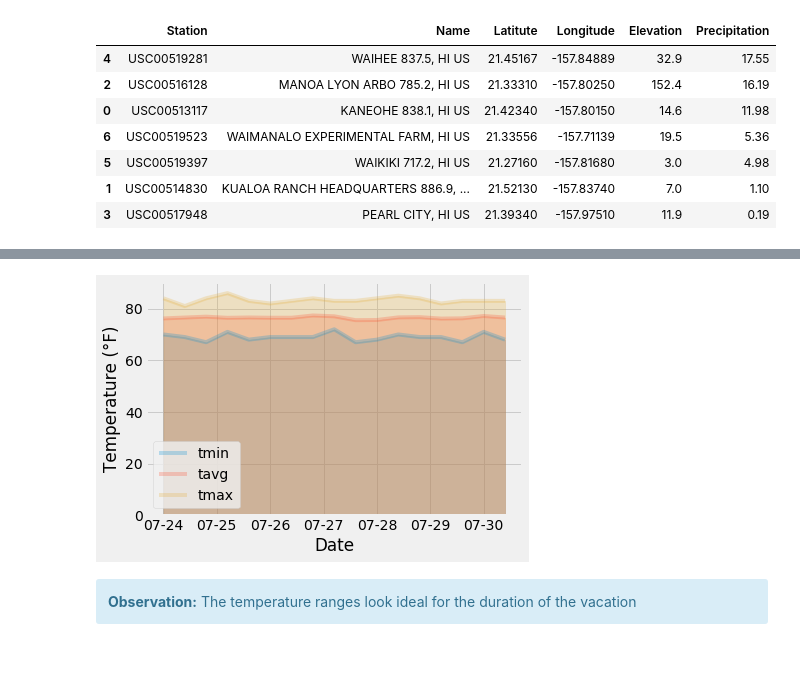
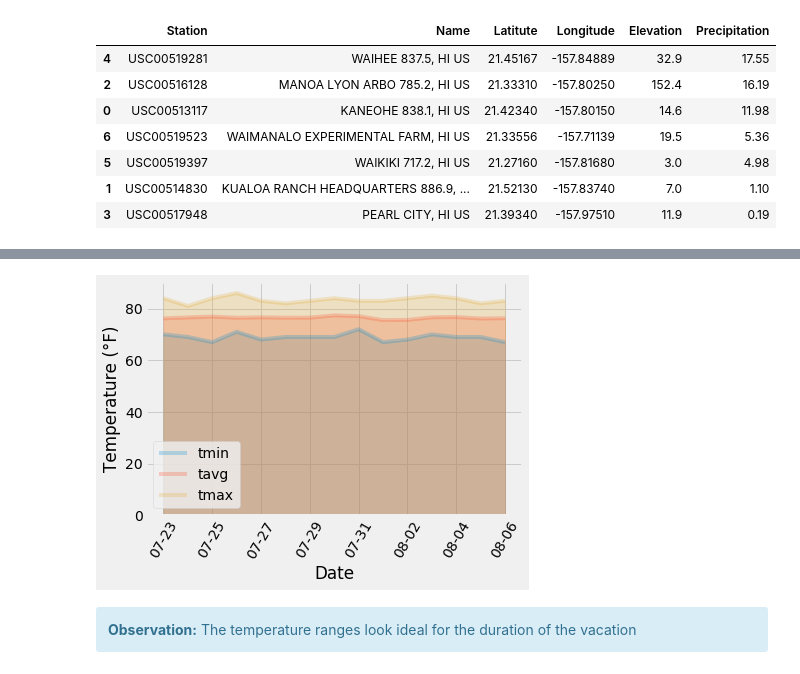
Before and after one commit to annmcnamara/sqlalchemy-challenge, a Jupyter notebook: climate_analysis.ipynb, the cells around one changed output, grey strips where cells are left out. Saved outputs shown, nothing was run; the diff lists cells and outputs as text; code cells hidden in the pictures.

```diff
--- a/climate_starter.ipynb
+++ b/climate_analysis.ipynb
@@ -656,7 +656,7 @@ def daily_normals(date):
 
 # Set the start and end date of the trip
 trip_start_date = pd.to_datetime('2017-07-23')
-trip_end_date   = pd.to_datetime('2017-08-08')
+trip_end_date   = pd.to_datetime('2017-08-06')
 
 # Use the start and end date to create a range of dates
 range_of_dates = pd.date_range(start=trip_start_date, end=trip_end_date)
@@ -665,9 +665,12 @@ range_of_dates = pd.date_range(start=trip_start_date, end=trip_end_date)
 
 # Strip off the year and create a list of %m-%d strings
 dates_list = []
+#full_dates = []
 for r in range_of_dates:
+    # print(type(r))
     #print(r.strftime("%m-%d"))
     dates_list.append(r.strftime("%m-%d"))
+    #full_dates.append(r.strftime("%Y-%m-%d"))
 
 # Loop through the list of %m-%d strings and calculate the normals for each date
 normals = []
@@ -676,7 +679,11 @@ for day in dates_list:
     normals.append([dn[0][0],dn[0][1], dn[0][2]])
 # %%
 # Load the previous query results into a Pandas DataFrame and add the `trip_dates` range as the `date` index
+
 trip_dates = pd.DataFrame(normals, columns = ['Min', 'Ave', 'Max'], index = dates_list)
-trip_dates.head(3)
+
+trip_dates.index.name='Date'
+trip_dates.head()
+trip_dates
 # %% [output]
 |  | Min | Ave | Max |
@@ -686,14 +706,13 @@ trip_dates.head(3)
 # %%
 # Plot the daily normals as an area plot with `stacked=False`
 
 ax = trip_dates.plot.area(stacked=False, alpha=0.25)
+ax.xaxis.set_tick_params(rotation=60)
 
-ax.set_xlabel("Date")
 ax.set_ylabel(u'Temperature (\N{DEGREE SIGN}F)')
-ax.set_xticklabels(trip_dates.index)
 _ = ax.legend(['tmin', 'tavg', 'tmax'])
 # %% [output]
-[figure, old version]
+[figure, new version]
 # %% [markdown]
 <div class="alert alert-block alert-info">
 <b>Observation:</b>
```
Also changed, not shown: parts of 1 cell of this notebook, 1 other file.
